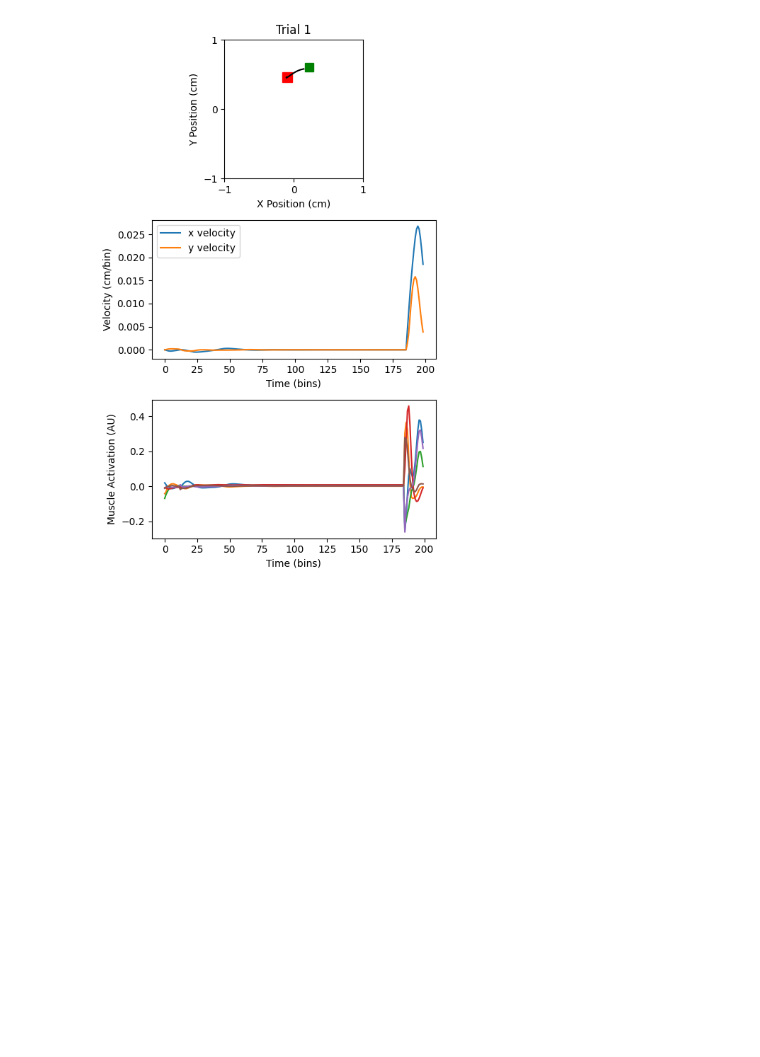
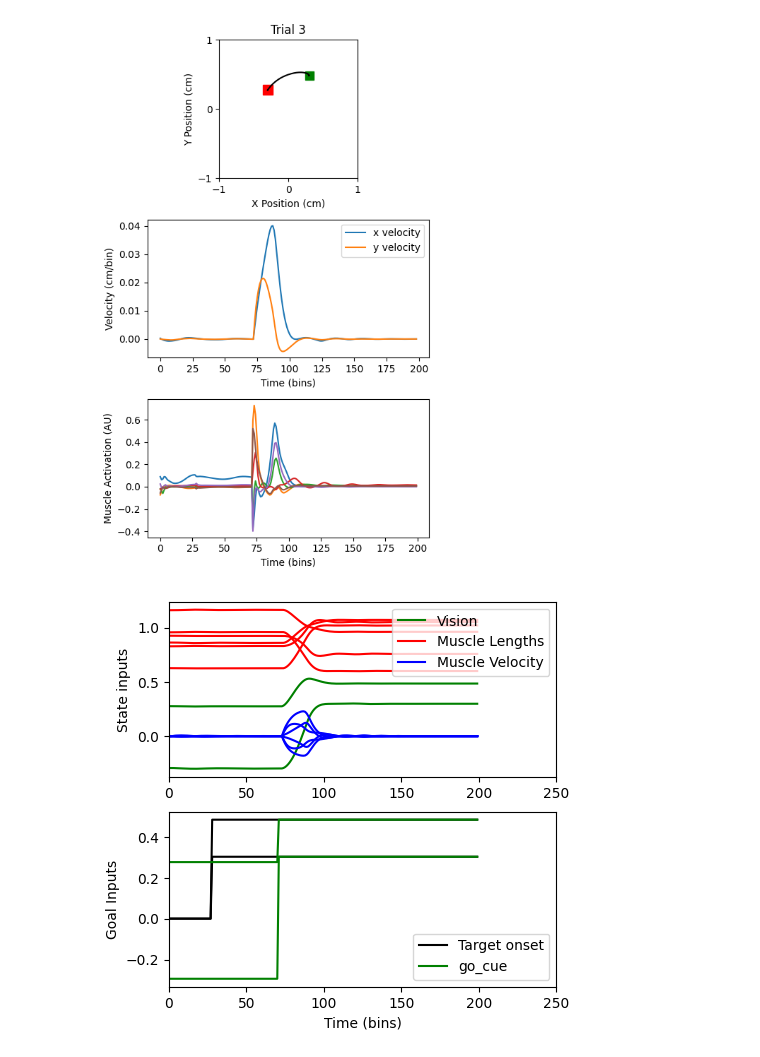
Before and after one commit to snel-repo/ComputationThruDynamicsBenchmark, a Jupyter notebook: examples/dev/motornet/MotorNetCompiledNotebook.ipynb, the cells around one changed output. Cells and saved outputs as stored; diff of their text form; code cells hidden in the pictures; blank space fills up the shorter version.

```diff
--- a/examples/dev/motornet/MotorNetCompiledNotebook.ipynb
+++ b/examples/dev/motornet/MotorNetCompiledNotebook.ipynb
@@ -21,5 +21,6 @@ comp = TT_RandomTargetDelay(run_name=suffix, filepath=filepath1)
 # %%
-comp.plotTrial(1)
+comp.plotTrial(3)
 #comp.generate_latent_video()
 # %% [output]
-[figure, old version]
+[figure, new version]
+[figure, added]
```
Also changed, not shown: parts of 1 cell of this notebook, 7 other files.
